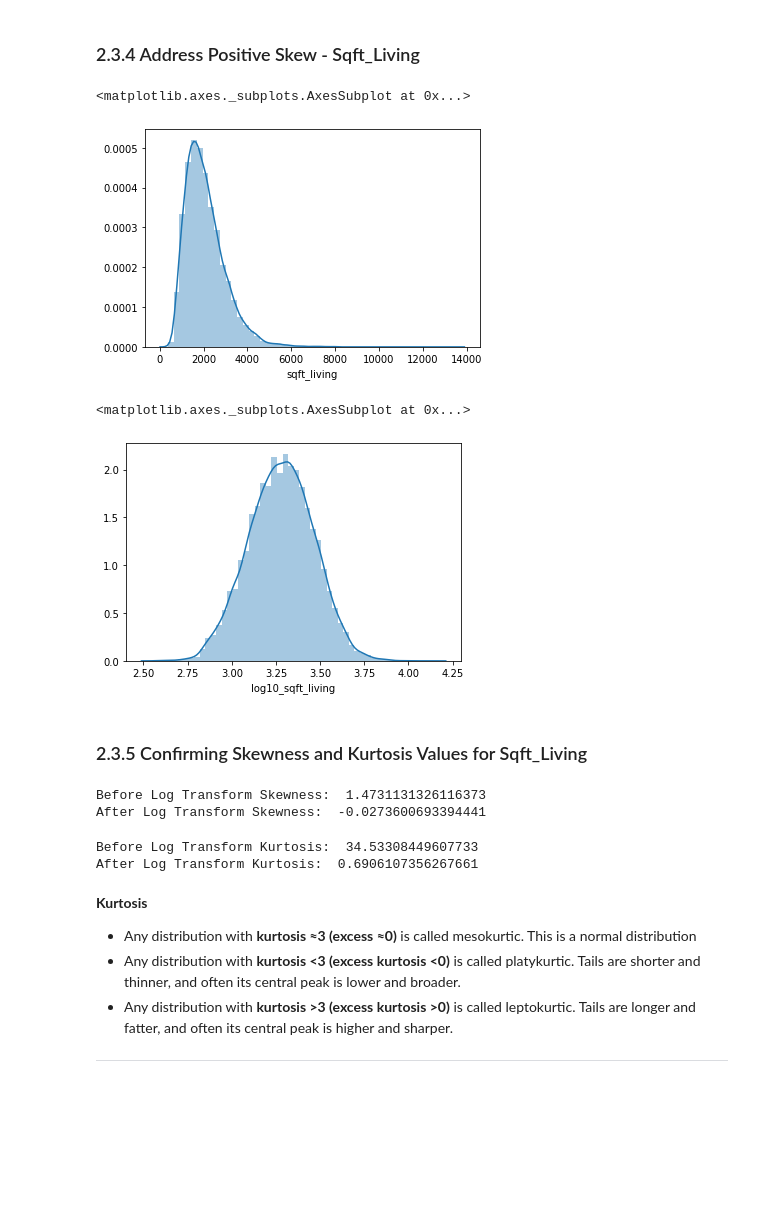
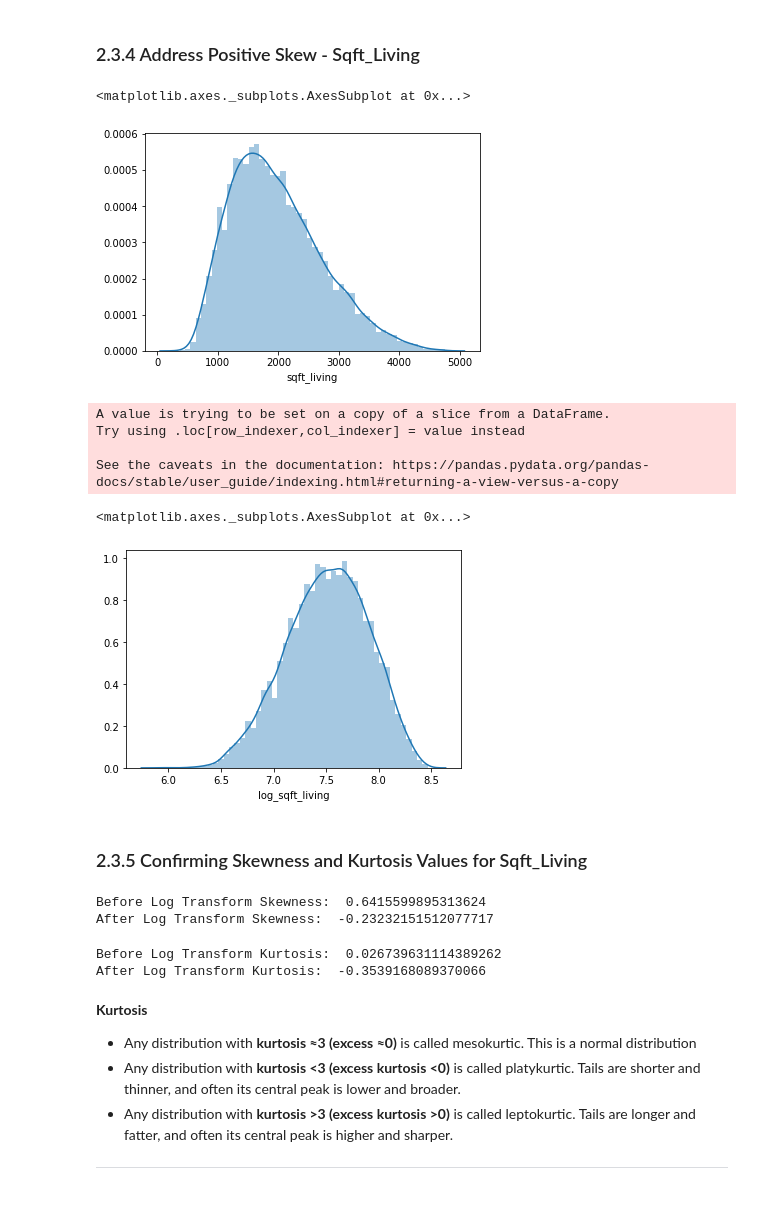
Before and after one commit to bsamaha/KC_Housing_Multivariate_Regression, a Jupyter notebook: Data Exploration.ipynb, the cells around one changed output. Saved outputs shown, nothing was run; the diff lists cells and outputs as text; code cells hidden in the pictures; blank space fills up the shorter version.

```diff
--- a/Data Exploration.ipynb
+++ b/Data Exploration.ipynb
@@ -147,7 +145,7 @@ zipcode_df.std().sort_values(['price'],ascending=False)[:10]
 # %%
 # filter the data frame to remove the values exceeding 3 standard deviations
 # Remove the extreme 0.03% of data
-#df = df[(np.abs(stats.zscore(df)) < 3).all(axis=1)]
+df = df[(np.abs(stats.zscore(df)) < 3).all(axis=1)]
 
 
 #preserve original df
@@ -168,6 +165,0 @@ sns.distplot(df.price)
-# %%
-#create new column with log distributed values
-transformed_df['log10_price'] = np.log10(df.price)
-
-#check distribution of values
-sns.distplot(transformed_df.log10_price)
@@ -177,2 +166,5 @@ sns.distplot(transformed_df.log10_price)
 # %% [markdown]
 ### 2.3.3 Confirming Skewness and Kurtosis Values for Price
+# %%
+transformed_df['log_price'] = np.log(df.price)
+sns.distplot(np.log(df.price))
@@ -208,32 +208,36 @@ After Log Transform Kurtosis:  0.6906107356267661
 sns.distplot(transformed_df.sqft_living)
 # %% [output]
 <matplotlib.axes._subplots.AxesSubplot at 0x...>
-[figure, old version]
+[figure, new version]
 # %%
 #create new column with log distributed values
-transformed_df['log10_sqft_living'] = np.log10(df.sqft_living)
+transformed_df['log_sqft_living'] = np.log(df.sqft_living)
 
 #check distribution of values
-sns.distplot(transformed_df.log10_sqft_living)
+sns.distplot(transformed_df.log_sqft_living)
 # %% [output]
-<matplotlib.axes._subplots.AxesSubplot at 0x...>
+A value is trying to be set on a copy of a slice from a DataFrame.
+Try using .loc[row_indexer,col_indexer] = value instead
+
+See the caveats in the documentation: https://pandas.pydata.org/pandas-docs/stable/user_guide/indexing.html#returning-a-view-versus-a-copy
+<matplotlib.axes._subplots.AxesSubplot at 0x...>
-[figure, old version]
+[figure, new version]
 # %% [markdown]
 ### 2.3.5 Confirming Skewness and Kurtosis Values for Sqft_Living
 # %%
 #scipy.stats.skew
 print('Before Log Transform Skewness: ',skew(transformed_df.sqft_living))
-print('After Log Transform Skewness: ',skew(transformed_df.log10_sqft_living))
+print('After Log Transform Skewness: ',skew(transformed_df.log_sqft_living))
 # %% [output]
-Before Log Transform Skewness:  1.4731131326116373
-After Log Transform Skewness:  -0.0273600693394441
+Before Log Transform Skewness:  0.6415599895313624
+After Log Transform Skewness:  -0.23232151512077717
 # %%
 #scipy.stats.kurtosis
-print('Before Log Transform Kurtosis: ',kurtosis(transformed_df['price'], fisher = True))
-print('After Log Transform Kurtosis: ',kurtosis(transformed_df['log10_price'], fisher = True))
+print('Before Log Transform Kurtosis: ',kurtosis(transformed_df.sqft_living, fisher = True))
+print('After Log Transform Kurtosis: ',kurtosis(transformed_df.log_sqft_living, fisher = True))
 # %% [output]
-Before Log Transform Kurtosis:  34.53308449607733
-After Log Transform Kurtosis:  0.6906107356267661
+Before Log Transform Kurtosis:  0.026739631114389262
+After Log Transform Kurtosis:  -0.3539168089370066
 # %% [markdown]
 **Kurtosis**
 - Any distribution with **kurtosis ≈3 (excess ≈0)** is called mesokurtic. This is a normal distribution
```
Also changed, not shown: parts of 23 cells of this notebook, 6 other files.
